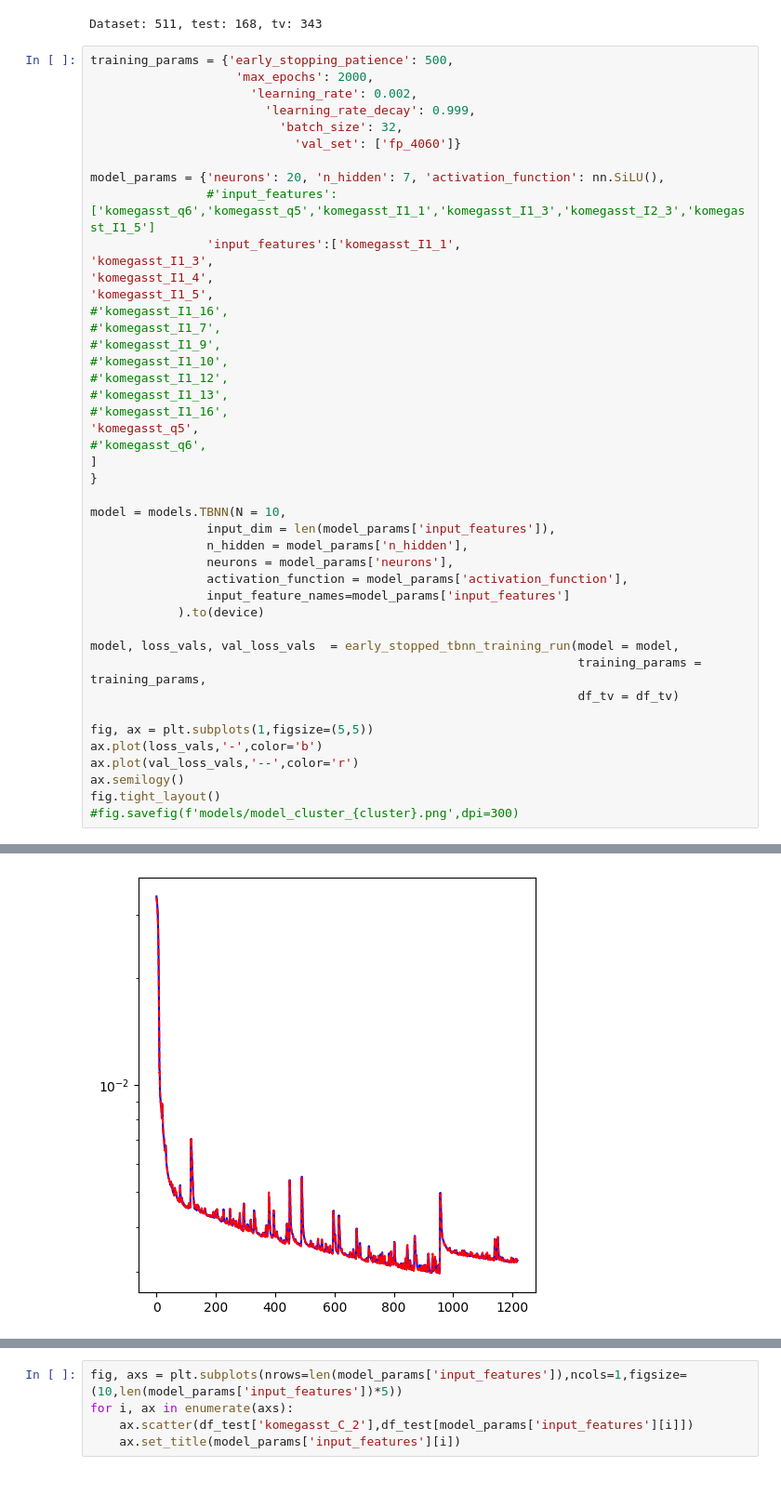
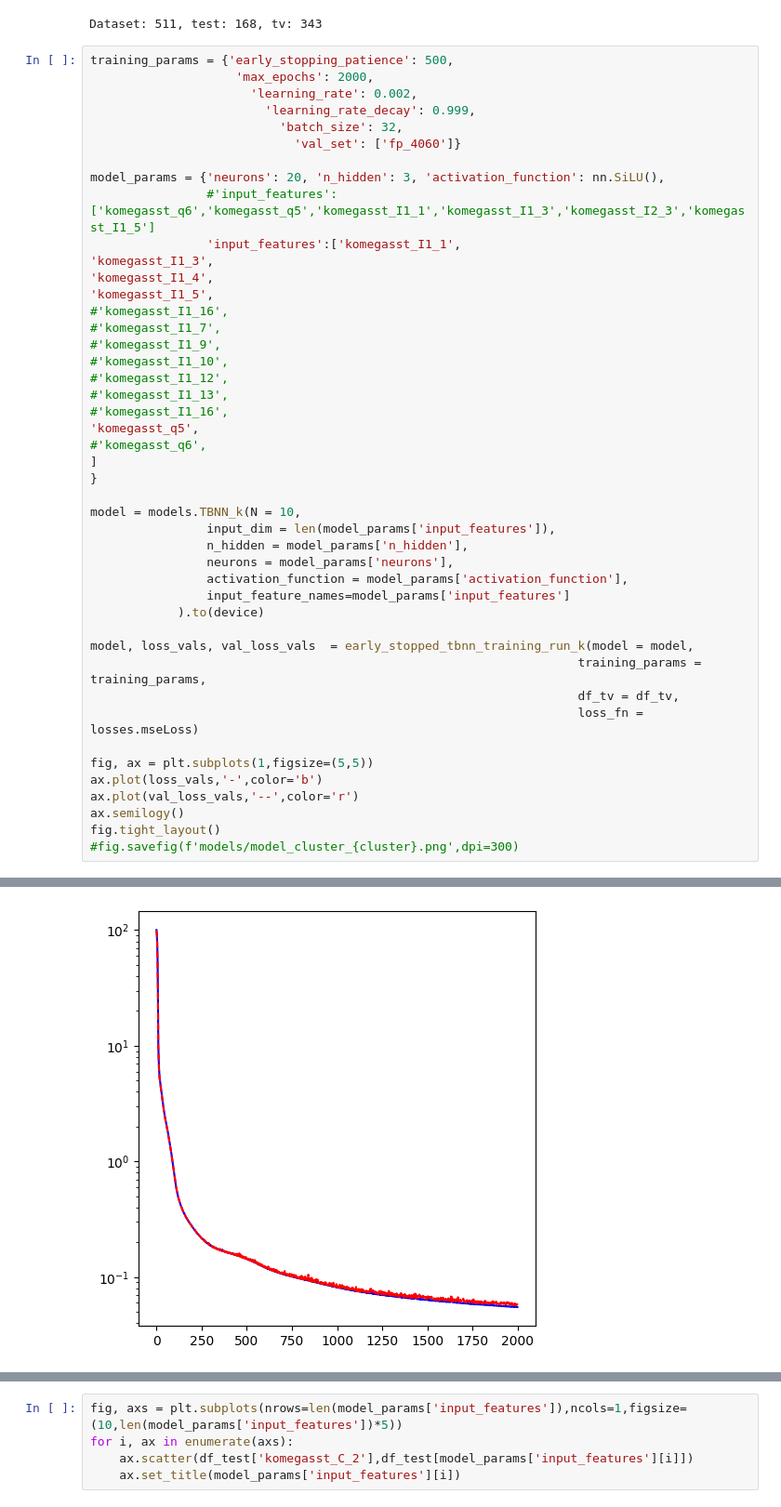
Before and after one commit to Nikhilakalia/kanTBNN, a Jupyter notebook: back2basics_fp_tbnn.ipynb, the cells around one changed output, grey strips where cells are left out. Shown: that part at 93% size. Drawn from its saved outputs; the diff is of its cells as text.

```diff
--- a/back2basics_fp_tbnn.ipynb
+++ b/back2basics_fp_tbnn.ipynb
@@ -33,7 +33,7 @@ training_params = {'early_stopping_patience': 500,
                           'batch_size': 32,
                             'val_set': ['fp_4060']}
 
-model_params = {'neurons': 20, 'n_hidden': 7, 'activation_function': nn.SiLU(),
+model_params = {'neurons': 20, 'n_hidden': 3, 'activation_function': nn.SiLU(),
                 #'input_features': ['komegasst_q6','komegasst_q5','komegasst_I1_1','komegasst_I1_3','komegasst_I2_3','komegasst_I1_5']
                 'input_features':['komegasst_I1_1',
 'komegasst_I1_3',
@@ -51,7 +51,7 @@ model_params = {'neurons': 20, 'n_hidden': 7, 'activation_function': nn.SiLU(),
 ]
 }
 
-model = models.TBNN(N = 10,
+model = models.TBNN_k(N = 10,
                 input_dim = len(model_params['input_features']),
                 n_hidden = model_params['n_hidden'],
                 neurons = model_params['neurons'],
@@ -59,9 +59,10 @@ model = models.TBNN(N = 10,
                 input_feature_names=model_params['input_features']
             ).to(device)
 
-model, loss_vals, val_loss_vals  = early_stopped_tbnn_training_run(model = model,
+model, loss_vals, val_loss_vals  = early_stopped_tbnn_training_run_k(model = model,
                                                                    training_params = training_params,
-                                                                   df_tv = df_tv)
+                                                                   df_tv = df_tv,
+                                                                   loss_fn = losses.mseLoss)
 
 fig, ax = plt.subplots(1,figsize=(5,5))
 ax.plot(loss_vals,'-',color='b')
@@ -90,4 +91,4 @@ EPOCH    LR        TRAIN     VALID         MSE:T/V              RL:T/V         %
-[figure, old version]
+[figure, new version]
 # %%
 import tbnn.training_utils as training_utils
 import numpy as np
```
Also changed, not shown: parts of 8 cells of this notebook, 26 other files.
